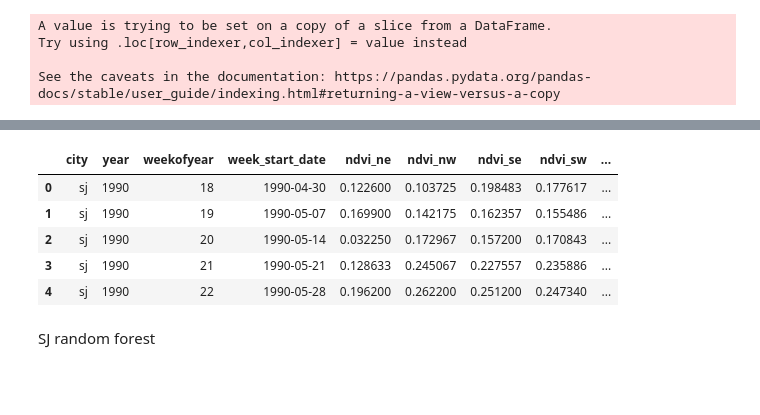
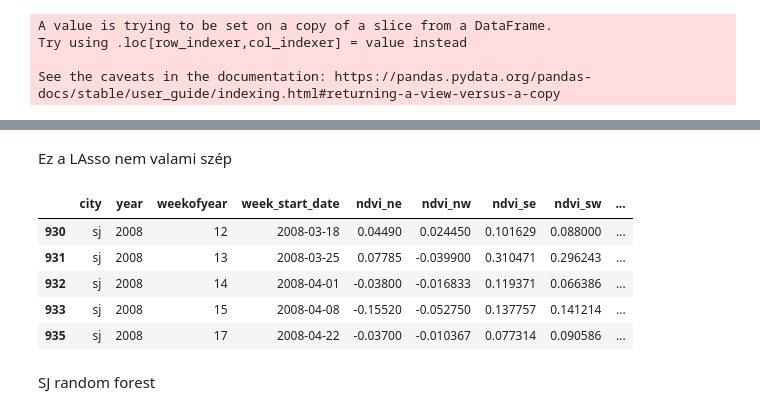
Before and after one commit to sipocz/_dengue, a Jupyter notebook: _dengue_02.ipynb, the cells around one changed output, grey strips where cells are left out. Saved outputs shown, nothing was run; the diff lists cells and outputs as text; code cells hidden in the pictures; blank space fills up the shorter version.

```diff
--- a/_dengue_02.ipynb
+++ b/_dengue_02.ipynb
@@ -438,7 +445,7 @@ station_precip_mm                          6
 total_cases                                0
 dtype: int64
 # %%
-XX_sj.dropna(inplace=True)
+X_train_sj.dropna(inplace=True)
 # %% [output]
 A value is trying to be set on a copy of a slice from a DataFrame
 
@@ -451,14 +458,14 @@ from sklearn.linear_model import Lasso
 
 alpha=0.00001
 lassoreg = Lasso(alpha=alpha,normalize=False, max_iter=500, tol=0.0001)
-lassoreg.fit(XX_sj[prediktorok],XX_sj[['total_cases']])
-y_pred = lassoreg.predict(XX_sj[prediktorok])
+lassoreg.fit(X_train_sj[prediktorok],X_train_sj[['total_cases']])
+y_pred = lassoreg.predict(X_train_sj[prediktorok])
 # %% [output]
 Objective did not converge. You might want to increase the number of iterations. Duality gap: 398223.2195243417, tolerance: 94.77985254470426
 # %%
 y_pred=y_pred.T
 # %%
-XX_sj["pred"]=y_pred
+X_train_sj["pred"]=y_pred
 # %% [output]
 A value is trying to be set on a copy of a slice from a DataFrame.
 Try using .loc[row_indexer,col_indexer] = value instead
@@ -469,14 +476,16 @@ grafikon(XX_sj,"week_start_date","total_cases","total_cases","pred","pred",title
 # %% [output]
 [interactive output not drawn]
-# %%
-XX_sj.head(5)
-# %% [output]
-|  | city | year | weekofyear | week_start_date | ndvi_ne | ndvi_nw | ndvi_se | ndvi_sw | ... |
-| 0 | sj | 1990 | 18 | 1990-04-30 | 0.122600 | 0.103725 | 0.198483 | 0.177617 | ... |
-| 1 | sj | 1990 | 19 | 1990-05-07 | 0.169900 | 0.142175 | 0.162357 | 0.155486 | ... |
-| 2 | sj | 1990 | 20 | 1990-05-14 | 0.032250 | 0.172967 | 0.157200 | 0.170843 | ... |
-| 3 | sj | 1990 | 21 | 1990-05-21 | 0.128633 | 0.245067 | 0.227557 | 0.235886 | ... |
-| 4 | sj | 1990 | 22 | 1990-05-28 | 0.196200 | 0.262200 | 0.251200 | 0.247340 | ... |
+# %% [markdown]
+Ez a LAsso nem valami szép
+# %%
+X_train_sj.tail(5)
+# %% [output]
+|  | city | year | weekofyear | week_start_date | ndvi_ne | ndvi_nw | ndvi_se | ndvi_sw | ... |
+| 930 | sj | 2008 | 12 | 2008-03-18 | 0.04490 | 0.024450 | 0.101629 | 0.088000 | ... |
+| 931 | sj | 2008 | 13 | 2008-03-25 | 0.07785 | -0.039900 | 0.310471 | 0.296243 | ... |
+| 932 | sj | 2008 | 14 | 2008-04-01 | -0.03800 | -0.016833 | 0.119371 | 0.066386 | ... |
+| 933 | sj | 2008 | 15 | 2008-04-08 | -0.15520 | -0.052750 | 0.137757 | 0.141214 | ... |
+| 935 | sj | 2008 | 17 | 2008-04-22 | -0.03700 | -0.010367 | 0.077314 | 0.090586 | ... |
 # %% [markdown]
 SJ random forest
 # %%
```
Also changed, not shown: parts of 42 cells of this notebook.
